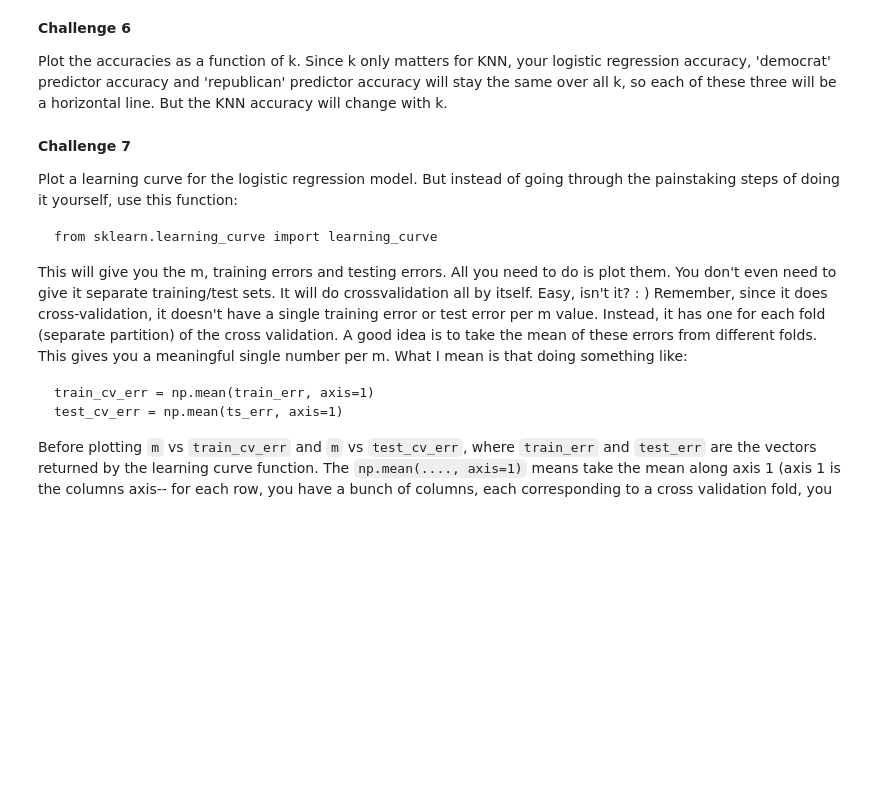
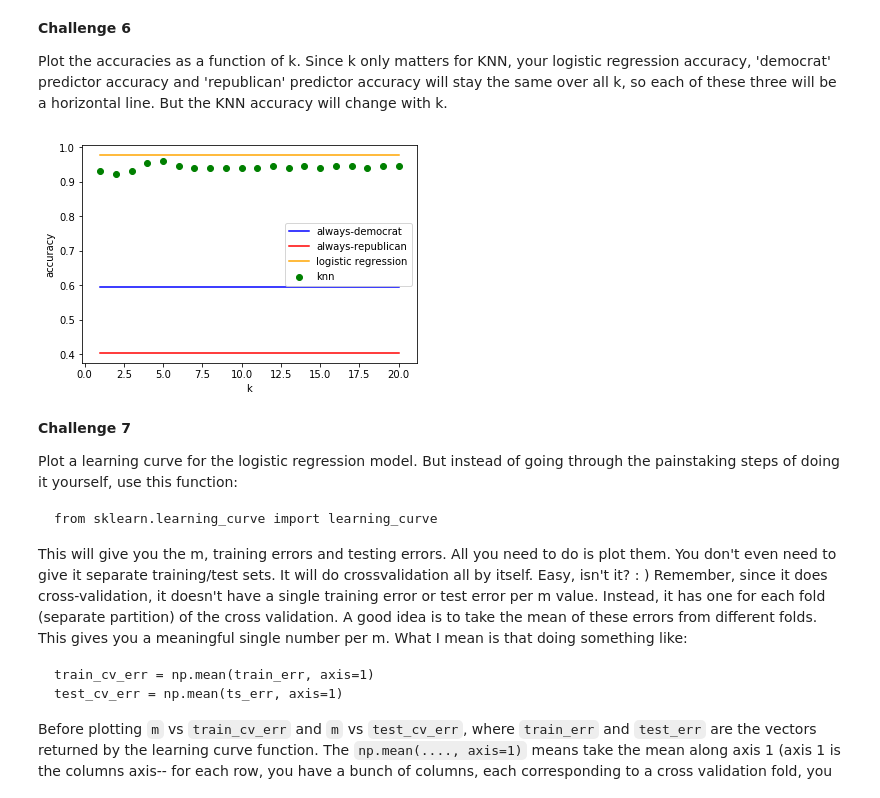
Before and after one commit to cliuless/ds_again, a Jupyter notebook: student_submissions/challenges/07_classification/igumenshcheva_arina/challenge_set_7_arina.ipynb, the cells around one changed output. Drawn from its saved outputs; the diff is of its cells as text; code cells hidden in the pictures; blank space fills up the shorter version.

```diff
--- a/student_submissions/challenges/07_classification/igumenshcheva_arina/challenge_set_7_arina.ipynb
+++ b/student_submissions/challenges/07_classification/igumenshcheva_arina/challenge_set_7_arina.ipynb
@@ -180,3 +172,11 @@ k = 3 gives the highest accuracy score, which is 0.954198473282
 **Challenge 4**
 
 Make a similar model but with `LogisticRegression` instead, calculate test accuracy.
+# %%
+logreg = LogisticRegression()
+
+logreg.fit(X_train, y_train)
+y_test_pred_logistic = logreg.predict(X_test)
+
+accuracy_logistic = metrics.accuracy_score(y_test, y_test_pred_logistic)
+accuracy_logistic
@@ -194,0 +207,6 @@ Do the same with predicting 'republican' all the time and measure its accuracy.
+# %%
+def always_dem(X):
+    return np.repeat('democrat',len(X))
+
+def always_rep(X):
+    return np.repeat('republican',len(X))
@@ -197,6 +229,17 @@ Do the same with predicting 'republican' all the time and measure its accuracy.
 **Challenge 6**
 
 Plot the accuracies as a function of k. Since k only matters for KNN, your logistic regression accuracy, 'democrat' predictor accuracy and 'republican' predictor accuracy will stay the same over all k, so each of these three will be a horizontal line. But the KNN accuracy will change with k.
+# %%
+fig,ax = plt.subplots(1,1)
+ax.plot(list(range(1,21)), np.repeat(accuracy_always_dem, 20), label='always-democrat', color='blue')
+ax.plot(list(range(1,21)), np.repeat(accuracy_always_rep, 20), label='always-republican', color='red')
+ax.plot(list(range(1,21)), np.repeat(accuracy_logistic, 20), label='logistic regression', color='orange')
+ax.scatter(list(range(1,21)), k_accuracies, label='knn', c='g')
+ax.set_ylabel('accuracy')
+ax.set_xlabel('k')
+ax.legend();
+# %% [output]
+[figure, added]
 # %% [markdown]
 
 
```
Also changed, not shown: parts of 58 cells of this notebook.
